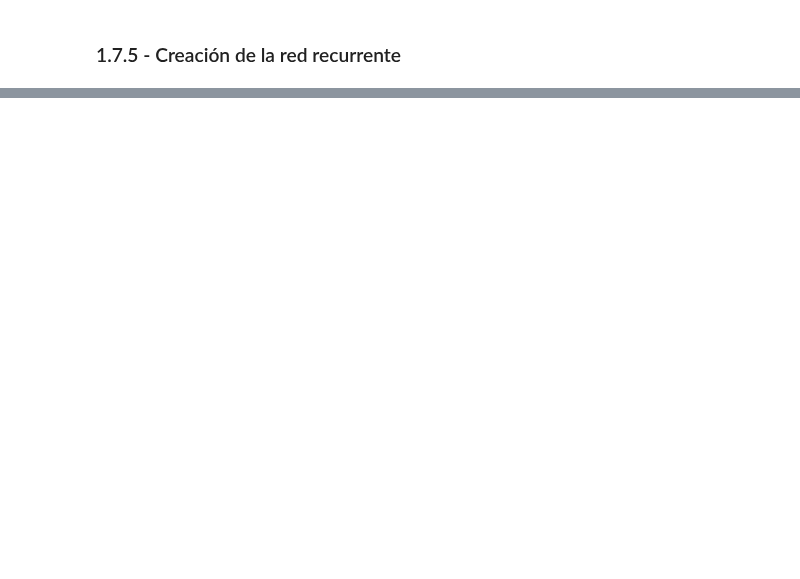
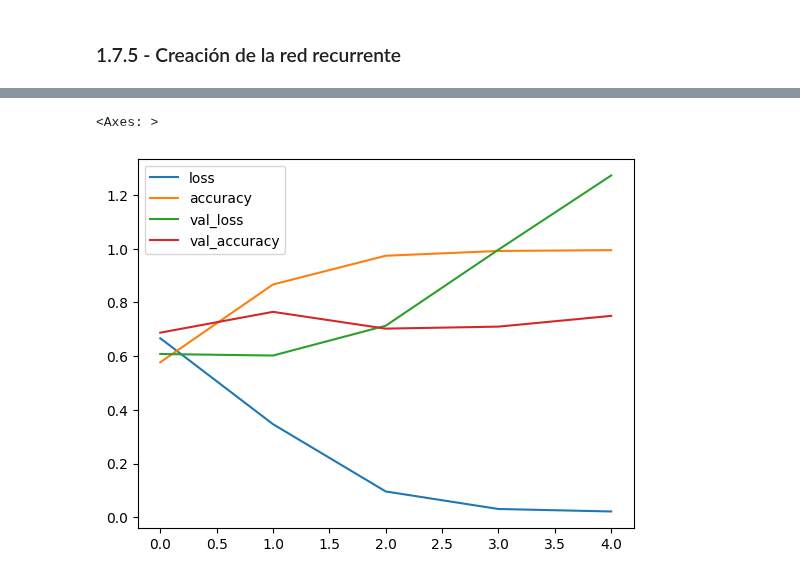
Before and after one commit to ferjorosa/tokio-school-dl-03-2023, a Jupyter notebook: 4 - OTROS ENTORNOS DE APRENDIZAJE/1-Redes recurrentes.ipynb, the cells around one changed output, grey strips where cells are left out. Cells and saved outputs as stored; diff of their text form; code cells hidden in the pictures; blank space fills up the shorter version.

```diff
--- a/4 - OTROS ENTORNOS DE APRENDIZAJE/1-Redes recurrentes.ipynb
+++ b/4 - OTROS ENTORNOS DE APRENDIZAJE/1-Redes recurrentes.ipynb
@@ -704,0 +543,23 @@ model.fit(
+# %%
+embedding_size = 64
+
+layers = [
+    # Capa de embeddings
+    keras.layers.Embedding(
+        input_dim=len(tokenizer.word_index), # Podriamos usar np.max(X) + 1, pero esto es más "seguro"
+        output_dim=embedding_size,
+        mask_zero=True
+    ),
+
+    # Capa LSTM
+    keras.layers.LSTM(64),
+    # keras.layers.Bidirectional(keras.layers.LSTM(64)), # re-ejecucción
+    # keras.layers.Dense(64, activation="relu",), # re-ejecucción
+    # keras.layers.Dropout(0.1), # re-ejecucción
+
+    # Capa densa con activación sigmoide
+    keras.layers.Dense(1, activation="sigmoid")
+]
+
+model = keras.Sequential(layers, name="sentiment_analysis_model")
+model.summary()
@@ -704,0 +586,20 @@ model.fit(
+# %%
+# Compilación del modelo
+model.compile(
+    optimizer=keras.optimizers.Adam(learning_rate=0.001),
+    loss="binary_crossentropy",
+    metrics=["accuracy"]
+)
+
+# Definición de los callback de TF Board
+tensorboard_callback = TensorBoard(log_dir="logs")
+
+# Ejecución del entrenamiento
+history = model.fit(
+    X_train,
+    y_train,
+    epochs=5, # Numero de epochs
+    batch_size=32, # Tamaño de los batches
+    validation_split=0.10, # Tamaño del conjunto de validación
+    callbacks=[tensorboard_callback]
+)
@@ -704,0 +617,5 @@ model.fit(
+# %%
+pd.DataFrame(history.history).plot()
+# %% [output]
+<Axes: >
+[figure, added]
```
Also changed, not shown: parts of 36 cells of this notebook.
